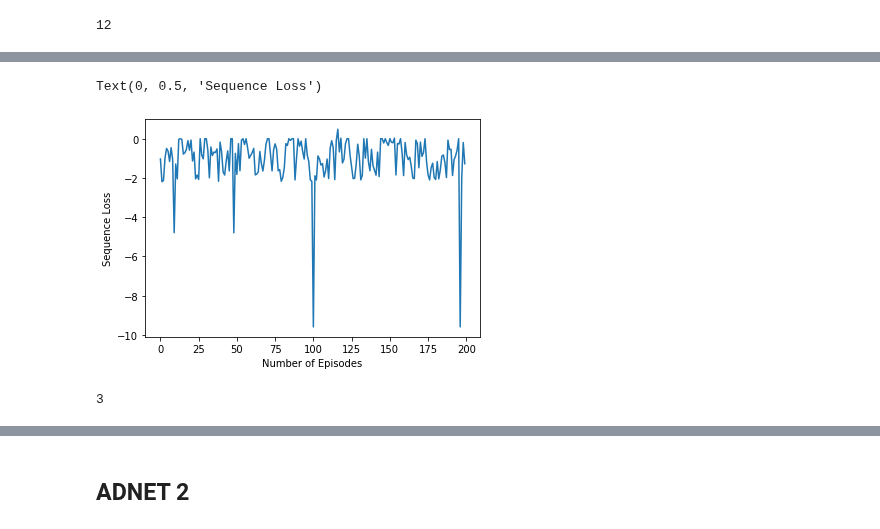
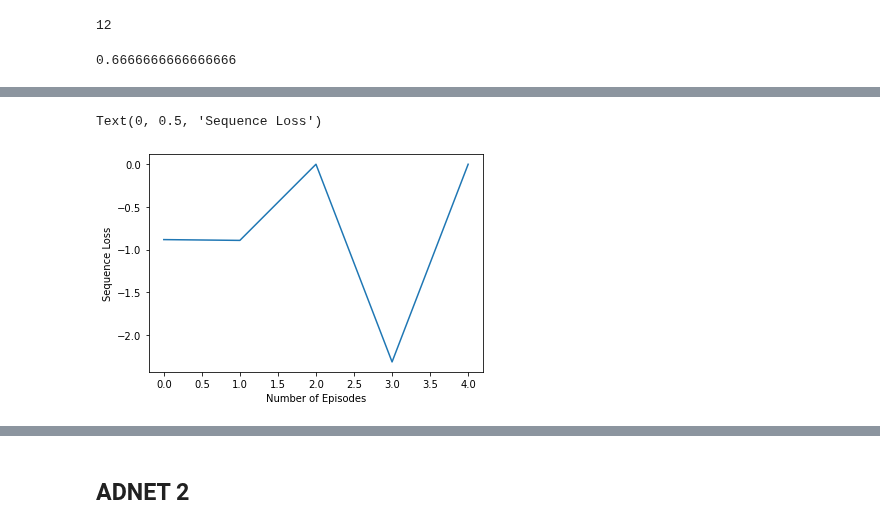
Before and after one commit to da2985/e6885-adnet, a Jupyter notebook: reinforce.ipynb, the cells around one changed output, grey strips where cells are left out. Saved outputs shown, nothing was run; the diff lists cells and outputs as text; code cells hidden in the pictures.

Commit message:
Clean up print logging

```diff
--- a/reinforce.ipynb
+++ b/reinforce.ipynb
@@ -772,6 +797,10 @@ z = tf.constant([3, 6])
 tf.reduce_sum([x,y]).numpy()
 # %% [output]
 12
+# %%
+calculate_IOU(np.array([10, 10, 5, 100]), np.array([11, 10, 5, 100]))
+# %% [output]
+0.6666666666666666
 # %%
 # Derek experimental
 
@@ -781,14 +810,14 @@ adnet_model.build(action_hist)
 #model.compile(tf.keras.optimizers.Adam())
 YIFAN_WEIGHTS_PATH = "yifanweights.mat"
 weights = hdf5storage.loadmat(YIFAN_WEIGHTS_PATH)
-adnet_model=setWeights(adnet_model,weights,weights)
+adnet_model = setWeights(adnet_model,weights,weights)
 
-adnet_model.layers[0].trainable=False
-adnet_model.layers[1].trainable=False
-adnet_model.layers[2].trainable=False
-adnet_model.layers[3].trainable=False
-adnet_model.layers[4].trainable=False
-adnet_model.layers[5].trainable=False
+# adnet_model.layers[0].trainable=False
+# adnet_model.layers[1].trainable=False
+# adnet_model.layers[2].trainable=False
+# adnet_model.layers[3].trainable=False
+# adnet_model.layers[4].trainable=False
+# adnet_model.layers[5].trainable=False
 
 adnet_model.layers[-3].trainable=False
 
@@ -855,7 +884,8 @@ def train(model: tf.keras.Model, opt: tf.keras.optimizers.Optimizer,
 
       # Select & record the optimal action (updates the bounding box)
       probs = tf.reshape(model(patch)[0], (ACTION_DIM))
-      a, bbox = selectAction(np.array(img), bbox, probs)
+      a = tf.math.argmax(probs)
+      bbox = selectAction(np.array(img), bbox, a)
       # WE FOUND THAT THE GRADIENTS ARE NOT UPDATING PROPERLY
       # THE P(a|s) for in/correct actions doesnn't update as expected
       # a = 2 # TODO: HARD-CODED FOR DEBUGGING
@@ -870,9 +900,8 @@ def train(model: tf.keras.Model, opt: tf.keras.optimizers.Optimizer,
                         np.around(a_prob, decimals=3)))
       print("         |->> Bounding box moves to: {0}"
                 .format(bbox))
-      print("         |->> Action Probabilities: {0}, max={1}"
+      print("         |->> Action Probabilities: {0}, argmax={1}"
                 .format(repr(probs.numpy()), np.argmax(probs)))
-                # .format(np.around(probs, decimals=3)))
 
 
       # Update the current patch
@@ -903,22 +932,32 @@ def train(model: tf.keras.Model, opt: tf.keras.optimizers.Optimizer,
     """
     Returns an individual reward per action, as advised by
     https://ieeexplore.ieee.org/stamp/stamp.jsp?tp=&arnumber=8808847
+
+    src_bbox is used solely for the first element of the bboxes list
     """
-
     assert len(action_probs) == len(actions_taken), "Actions taken and Probabilities length differ"
     assert len(actions_taken) == len(bboxes), "Actions taken and Bboxes length differ"
 
     rewards = np.zeros(len(actions_taken))
     for i, a in enumerate(actions_taken):
       bbox = bboxes[i]
+      prev_bbox = src_bbox if i == 0 else bboxes[i-1]
       if isStop(a):
         rewards[i] = 1 if calculate_IOU(bbox, target_bbox) > 0.7 else -1
+        print("   |->> t={0} STOP-Reward ({1}) for bbox transition: {2} -> {3} w/ P(a|s) = {4}"
+            .format(i+1, np.around(rewards[i], decimals=3),
+                    prev_bbox, bbox, action_probs[i]))
       else:
-        prev_bbox = src_bbox if i == 0 else bboxes[i-1]
         prevIou = calculate_IOU(prev_bbox, target_bbox)
         nextIou = calculate_IOU(bbox, target_bbox)
-        rewards[i] = nextIou - prevIou # This value can be 0 and that's okay
-    print("   |->> Assigned rewards: {0}".format(rewards))
+        rewards[i] = nextIou - prevIou # This value can be 0 if no movement occurs
+        print("   |->> t={0} Diff-Reward ({1}) for bbox transition: {2} -> {3} w/ P(a|s) = {4}"
+              .format(i+1, np.around(rewards[i], decimals=3),
+                      prev_bbox, bbox, action_probs[i]))
+
+    print("   |->> Assigned rewards: {0}".format(np.around(rewards, decimals=3)))
+    offset_probs = [p + 1e-5 for p in action_probs]  # done to prevent 0 reward
+    rewards = -1 * rewards * tf.math.log(offset_probs)
     return rewards
 
   with tf.GradientTape() as tape:
@@ -933,7 +972,7 @@ def train(model: tf.keras.Model, opt: tf.keras.optimizers.Optimizer,
     seq_losses = []
     for i in range(start_frame+1, end_frame):
       target_bbox = gt[i]
-      prev_bbox = bbox.copy()
+      prev_bbox = np.array(bbox, copy=True)
 
       print("\x1b[31m>> Attempting to reach frame {0} with src: {1} and target: {2}\x1b[0m"
           .format(i, bbox, target_bbox))
@@ -942,25 +981,26 @@ def train(model: tf.keras.Model, opt: tf.keras.optimizers.Optimizer,
                                           _tracking(img, bbox, action_hist, t)
       bbox = np.array(bboxes[-1])
 
-      print(">> Calculating frame loss")
+      print("\x1b[31m>> Calculating frame loss\x1b[0m")
       rewards = _seq_reward(action_probs, actions_taken, prev_bbox, bboxes, gt)
-      offset_probs = [p + 1e-5 for p in action_probs] # done to prevent 0 reward
-      total_frame_loss = tf.reduce_sum(-1 * rewards * tf.math.log(offset_probs))
-      print(">> Total frame loss: {0}".format(total_frame_loss))
+      total_frame_loss = tf.reduce_sum(rewards)
+      print("\x1b[31m>> Total frame loss: {0}\x1b[0m".format(total_frame_loss))
       seq_losses.append(total_frame_loss)
 
     # print("Sequence losses: {0}".format(seq_losses))
     print("Final bounding box: {0} reached in {1} timesteps. Target was {2}"
-          .format(bbox, t, gt[end_frame]))
+          .format(bbox, t, np.array(gt[end_frame])))
     loss = tf.reduce_sum(seq_losses)
 
   grads = tape.gradient(loss, model.trainable_variables)
   opt.apply_gradients(zip(grads, model.trainable_variables))
-  return sum([l.numpy().item() for l in seq_losses])
+
+
+  return t, loss
 
 
 ALL_DATASETS_LIST = glob.glob("adnet_datasets/OTB/*")
-EPISODES = 200
+EPISODES = 5
 erroneous_datasets = [] # Use to print problematic dataests
 
 adamOptimizer = Adam(learning_rate=0.001)
@@ -968,7 +1008,7 @@ sgdOptimizer = SGD(learning_rate=0.0001,momentum=0.9)
 losses = []
 for i in range(EPISODES):
 
-  print("\n\x1b[94m\################ EPISODE # {0} ################\x1b[0m".format(i+1))
+  print("\n\x1b[94m####################### EPISODE # {0} ############################\x1b[0m".format(i+1))
 
   rand_idx = random.randint(0, len(ALL_DATASETS_LIST) - 1) # INCLUSIVE BOUNDS
   rand_idx=25 #FOR debugging select only 1 dataset
@@ -976,22 +1016,24 @@ for i in range(EPISODES):
   gt = get_ground_truths("%s/groundtruth_rect.txt" % d)
   frames = sorted(glob.glob(os.path.join('%s/img' % d, '*.jpg')))
   number_of_frames = len(frames)
-  L = 5
+  L = 2
   start_frame = random.randint(0, number_of_frames - L - 1)
-  # start_frame=30 #FOR debugging select only one sequence
+  start_frame=30 #FOR debugging select only one sequence
   end_frame = start_frame + L
   try:
 
     print("Training on dataset: {0} with {1} frames and {2} ground truths"
             .format(d, number_of_frames, len(gt)))
-    G = train(adnet_model, adamOptimizer, d, start_frame, end_frame, 10, 10)
-    print("\x1b[92m Total Episode Loss: {0} \x1b[0m".format(G))
+    t, G = train(adnet_model, adamOptimizer, d, start_frame, end_frame, 10, 10)
+    print("\x1b[92mTotal Episode Loss: {0} \x1b[0m".format(G))
     losses.append(G)
   except Exception as e:
     # Catch the exception and move on with training
     print(e)
     erroneous_datasets.append(d)
 
+  print("\n\x1b[94m############# END EPISODE # {0} in t={1} timesteps ################\x1b[0m".format(i+1, t))
+
 fig = plt.figure()
 plt.plot(np.arange(len(losses)), losses) # Plot losses with # episodes
 plt.xlabel('Number of Episodes')
@@ -1017,6 +1059,2 @@ Final bounding box: [133 147  33  89] reached in 11 timesteps. Target was [130
 Text(0, 0.5, 'Sequence Loss')
-[figure, old version]
+[figure, new version]
-# %%
-len(np.array([1, 2, 3]) * np.array([1, 0.0001, 0]))
-# %% [output]
-3
```
Also changed, not shown: parts of 4 cells of this notebook.
